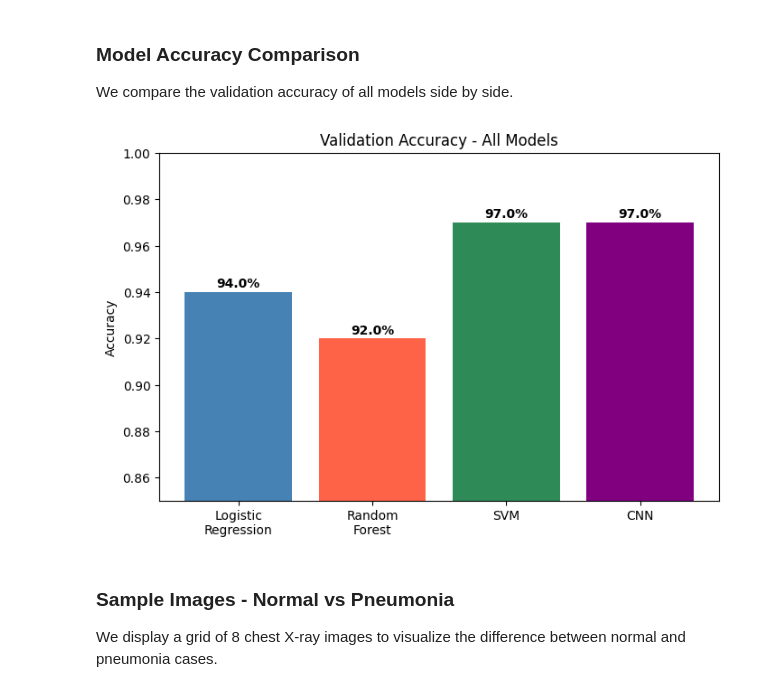
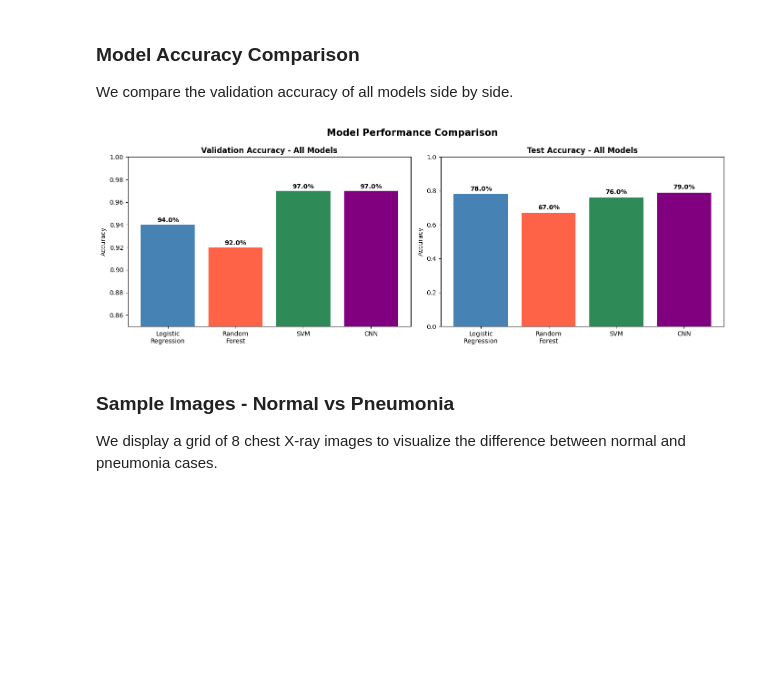
Before and after one commit to eliezaylaa/zoidberg, a Jupyter notebook: chest_Xray/zoidberg.ipynb, the cells around one changed output. Saved outputs shown, nothing was run; the diff lists cells and outputs as text; code cells hidden in the pictures; blank space fills up the shorter version.

Commit message:
feat: add visual metrics - confusion matrix all models, cross validation chart, GridSearchCV results, CNN performance comparison, test set evaluation

```diff
--- a/chest_Xray/zoidberg.ipynb
+++ b/chest_Xray/zoidberg.ipynb
@@ -256,0 +261,17 @@ SVM mean recall: 0.97
+# %%
+cv_models = ['LR', 'RF', 'SVM']
+cv_means = [cv_lr.mean(), cv_r.mean(), cv_svm.mean()]
+cv_stds = [cv_lr.std(), cv_r.std(), cv_svm.std()]
+
+plt.figure(figsize=(8, 5))
+bars = plt.bar(cv_models, cv_means,
+               color=['steelblue', 'tomato', 'seagreen'],
+               yerr=cv_stds, capsize=10)
+plt.title('5-Fold Cross Validation - Mean Recall per Model', fontweight='bold', fontsize=13)
+plt.ylabel('Mean Recall')
+plt.ylim(0.8, 1.1)
+for bar, mean in zip(bars, cv_means):
+    plt.text(bar.get_x() + bar.get_width()/2, bar.get_height() + 0.01,
+             f'{mean:.2f}', ha='center', fontweight='bold', fontsize=11)
+plt.tight_layout()
+plt.show()
@@ -659,21 +797,38 @@ plt.show()
 ### Model Accuracy Comparison
 We compare the validation accuracy of all models side by side.
 # %%
+fig, axes = plt.subplots(1, 2, figsize=(14, 5))
+
 models = ['Logistic\nRegression', 'Random\nForest', 'SVM', 'CNN']
-accuracies = [0.94, 0.92, 0.97, 0.97]
 colors = ['steelblue', 'tomato', 'seagreen', 'purple']
 
-plt.figure(figsize=(8, 5))
-bars = plt.bar(models, accuracies, color=colors)
-plt.title('Validation Accuracy - All Models')
-plt.ylabel('Accuracy')
-plt.ylim(0.85, 1.0)
-for bar, acc in zip(bars, accuracies):
-    plt.text(bar.get_x() + bar.get_width()/2, bar.get_height() + 0.002,
-             f'{acc:.1%}', ha='center', fontweight='bold')
+val_accuracies = [0.94, 0.92, 0.97, 0.97]
+bars1 = axes[0].bar(models, val_accuracies, color=colors)
+axes[0].set_title('Validation Accuracy - All Models', fontweight='bold', fontsize=12)
+axes[0].set_ylabel('Accuracy')
+axes[0].set_ylim(0.85, 1.0)
+for bar, acc in zip(bars1, val_accuracies):
+    axes[0].text(bar.get_x() + bar.get_width()/2, bar.get_height() + 0.002,
+                f'{acc:.1%}', ha='center', fontweight='bold')
+
+test_accuracies = [0.78, 0.67, 0.76, 0.79]
+bars2 = axes[1].bar(models, test_accuracies, color=colors)
+axes[1].set_title('Test Accuracy - All Models', fontweight='bold', fontsize=12)
+axes[1].set_ylabel('Accuracy')
+axes[1].set_ylim(0, 1.0)
+for bar, acc in zip(bars2, test_accuracies):
+    if acc > 0:
+        axes[1].text(bar.get_x() + bar.get_width()/2, bar.get_height() + 0.02,
+                    f'{acc:.1%}', ha='center', fontweight='bold')
+    else:
+        axes[1].text(bar.get_x() + bar.get_width()/2, 0.05,
+                    'N/A', ha='center', fontweight='bold', color='gray')
+
+plt.suptitle('Model Performance Comparison', fontsize=15, fontweight='bold')
+plt.tight_layout()
 plt.show()
 # %% [output]
-[figure, old version]
+[figure, new version]
 # %% [markdown]
 ### Sample Images - Normal vs Pneumonia
 We display a grid of 8 chest X-ray images to visualize the difference between normal and pneumonia cases.
```
Also changed, not shown: parts of 12 cells of this notebook.
